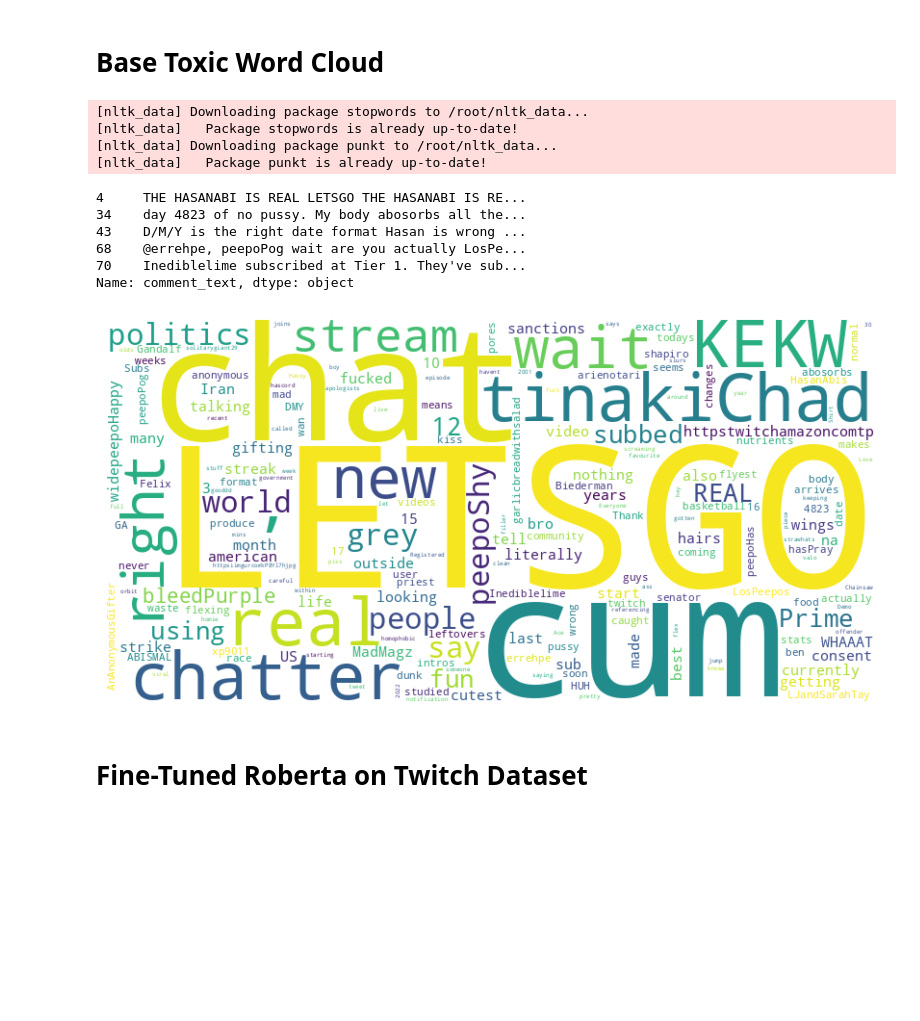
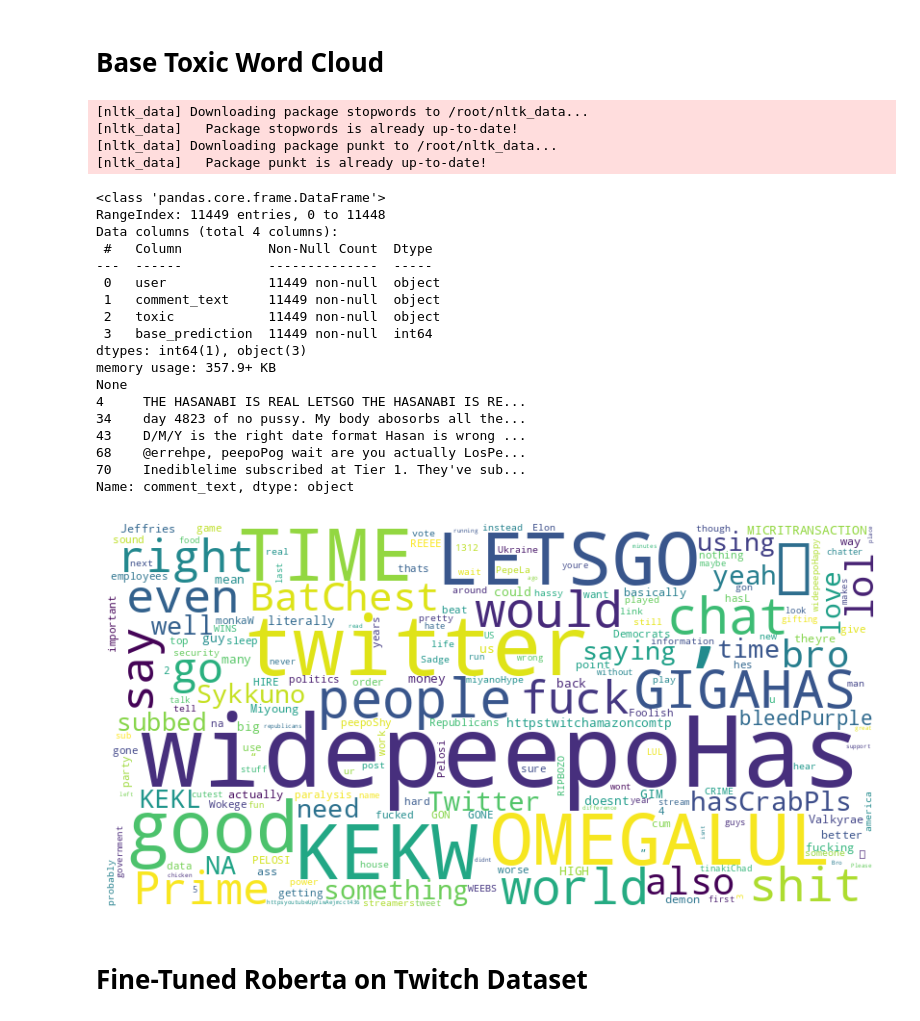
Before and after one commit to EliMartian/roberta_model_fine_tuning, a Jupyter notebook: fine_tuning_roberta.ipynb, the cells around one changed output. Drawn from its saved outputs; the diff is of its cells as text; code cells hidden in the pictures; blank space fills up the shorter version.

```diff
--- a/fine_tuning_roberta.ipynb
+++ b/fine_tuning_roberta.ipynb
@@ -659,0 +376,20 @@ Accuracy for non-toxic comments: 0.0
+# %%
+from google.colab import files
+
+# Paste the path you copied as the argument to files.download()
+
+from tqdm import tqdm
+from google.colab import files
+
+# File paths to download
+file_paths = ['/usr/fine_tuned_roberta_model_2/config.json', '/usr/fine_tuned_roberta_model_2/model.safetensors']
+
+# Loop through each file and download with tqdm progress bar
+for file_path in file_paths:
+    with open(file_path, 'wb') as f:
+        with tqdm(unit='B', unit_scale=True, unit_divisor=1024, miniters=1,
+                  desc=file_path.split('/')[-1]) as pbar:
+            # Download the file
+            files.download(file_path)
+            # Manually update progress bar
+            pbar.update()
@@ -707,9 +504,9 @@ def predict_label(row):
     # Convert probabilities to binary labels
     binary_label = 1 if ((np.abs(probabilities[1] - probabilities[0]) <= 0.035) and (probabilities[1] > 0.5275) and (probabilities[0] < 0.494)) else 0
     count = count + 1
-    # if (count % 100 == 0):
-    #   print(count)
-    if(count <10):
+    if (count % 500 == 0):
+      print(count)
+    if(count < 10):
       print(text_to_predict)
       print(np.abs(probabilities[1] - probabilities[0]))
       print(binary_label)
@@ -718,17 +515,14 @@ def predict_label(row):
     return binary_label
 
 # Load the Twitch dataset
-twitch_df = pd.read_csv('twitch_toxicity.csv')
+twitch_df = pd.read_csv('/usr/twitch_toxicity.csv')
 print(len(twitch_df))
 
 # Apply the prediction function to each row in the DataFrame
-twitch_df['roberta_prediction'] = twitch_df.head(2000).apply(predict_label, axis=1)
-
-# Display the DataFrame with predictions
-print(twitch_df[['comment_text', 'roberta_prediction']])
+twitch_df['base_prediction'] = twitch_df.apply(predict_label, axis=1)
 
 # Assuming 'LABEL_0' corresponds to 'no'
-prediction_counts = twitch_df.head(2000)['roberta_prediction'].value_counts()
+prediction_counts = twitch_df['base_prediction'].value_counts()
 print(prediction_counts)
 
 # Print the counts
@@ -768,8 +562,10 @@ import string
 nltk.download('stopwords')
 nltk.download('punkt')
 
+print(twitch_df.info())
+
 # Filter toxic comments
-toxic_comments = twitch_df[twitch_df['roberta_prediction'] == 1]['comment_text']
+toxic_comments = twitch_df[twitch_df['base_prediction'] == 1]['comment_text']
 print(toxic_comments.head(5))
 
 # Initialize NLTK stop words
@@ -792,33 +588,45 @@ cleaned_comments = ' '.join([comment for comment in toxic_comments])
 cleaned_comments = remove_punctuation(cleaned_comments)
 
 # Tokenize the cleaned comments
 tokens = nltk.word_tokenize(cleaned_comments)
 
 # Remove stop words
 tokens = [word for word in tokens if word.lower() not in stop_words]
 
 # Calculate word frequencies
 freq_dist = nltk.FreqDist(tokens)
 
 # Generate the word cloud with frequencies
 wordcloud = WordCloud(width=800, height=400, background_color='white').generate_from_frequencies(freq_dist)
 
 # Plot the word cloud
 plt.figure(figsize=(10, 5))
 plt.imshow(wordcloud, interpolation='bilinear')
 plt.axis('off')
 plt.show()
 # %% [output]
 [nltk_data] Downloading package stopwords to /root/nltk_data...
 [nltk_data]   Package stopwords is already up-to-date!
 [nltk_data] Downloading package punkt to /root/nltk_data...
 [nltk_data]   Package punkt is already up-to-date!
+<class 'pandas.core.frame.DataFrame'>
+RangeIndex: 11449 entries, 0 to 11448
+Data columns (total 4 columns):
+ #   Column           Non-Null Count  Dtype
+---  ------           --------------  -----
+ 0   user             11449 non-null  object
+ 1   comment_text     11449 non-null  object
+ 2   toxic            11449 non-null  object
+ 3   base_prediction  11449 non-null  int64
+dtypes: int64(1), object(3)
+memory usage: 357.9+ KB
+None
 4     THE HASANABI IS REAL LETSGO THE HASANABI IS RE...
 34    day 4823 of no pussy. My body abosorbs all the...
 43    D/M/Y is the right date format Hasan is wrong ...
 68    @errehpe, peepoPog wait are you actually LosPe...
 70    Inediblelime subscribed at Tier 1. They've sub...
 Name: comment_text, dtype: object
-[figure, old version]
+[figure, new version]
 # %% [markdown]
 # Fine-Tuned Roberta on Twitch Dataset
```
Also changed, not shown: parts of 19 cells of this notebook, 1 other file.
